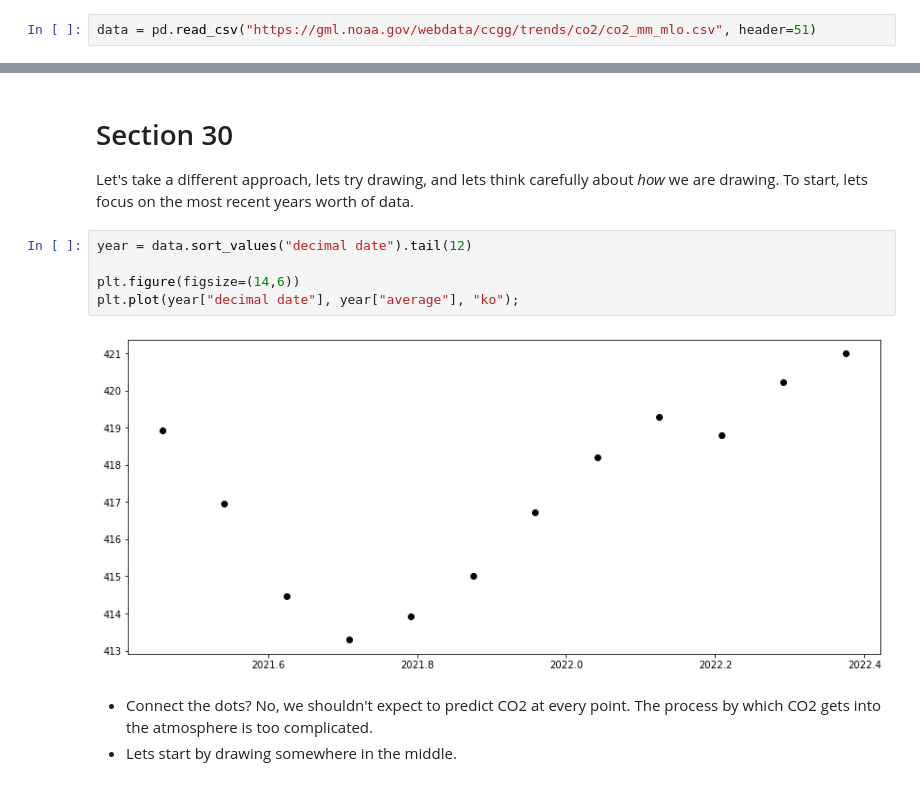
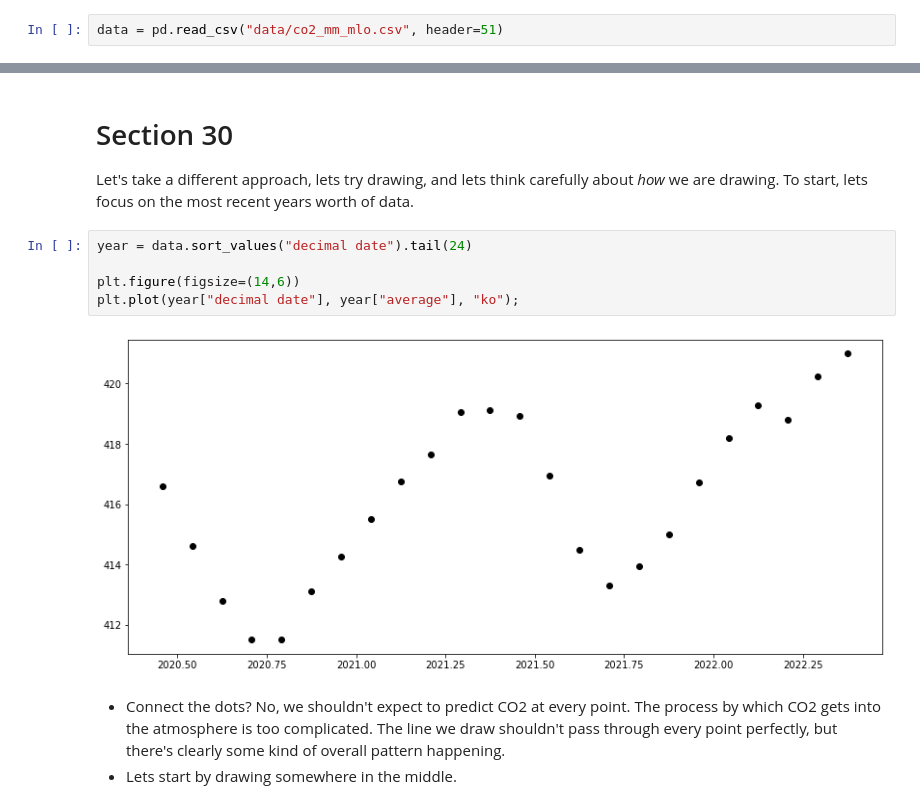
Before and after one commit to bwengals/etc, a Jupyter notebook: lesson_2.ipynb, the cells around one changed output, grey strips where cells are left out. Drawn from its saved outputs; the diff is of its cells as text.

```diff
--- a/lesson_2.ipynb
+++ b/lesson_2.ipynb
@@ -15,4 +49,4 @@ import pymc as pm
 # %%
-data = pd.read_csv("https://gml.noaa.gov/webdata/ccgg/trends/co2/co2_mm_mlo.csv", header=51)
+data = pd.read_csv("data/co2_mm_mlo.csv", header=51)
 # %%
 plt.figure(figsize=(14,6))
@@ -250,12 +576,12 @@ Continuing with this approach, what might we try?  Coming up with functional for
 
 Let's take a different approach, lets try drawing, and lets think carefully about *how* we are drawing.  To start, lets focus on the most recent years worth of data.
 # %%
-year = data.sort_values("decimal date").tail(12)
+year = data.sort_values("decimal date").tail(24)
 
 plt.figure(figsize=(14,6))
 plt.plot(year["decimal date"], year["average"], "ko");
 # %% [output]
-[figure, old version]
+[figure, new version]
 # %% [markdown]
-- Connect the dots?   No, we shouldn't expect to predict CO2 at every point.  The process by which CO2 gets into the atmosphere is too complicated.
+- Connect the dots?   No, we shouldn't expect to predict CO2 at every point.  The process by which CO2 gets into the atmosphere is too complicated.  The line we draw shouldn't pass through every point perfectly, but there's clearly some kind of overall pattern happening.
 - Lets start by drawing somewhere in the middle.
```
Also changed, not shown: parts of 110 cells of this notebook, 1 other file.
